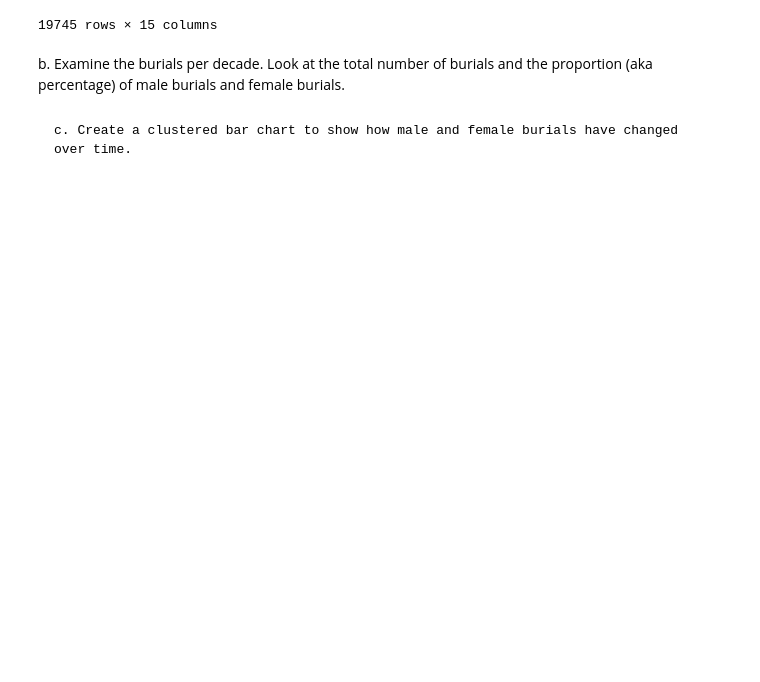
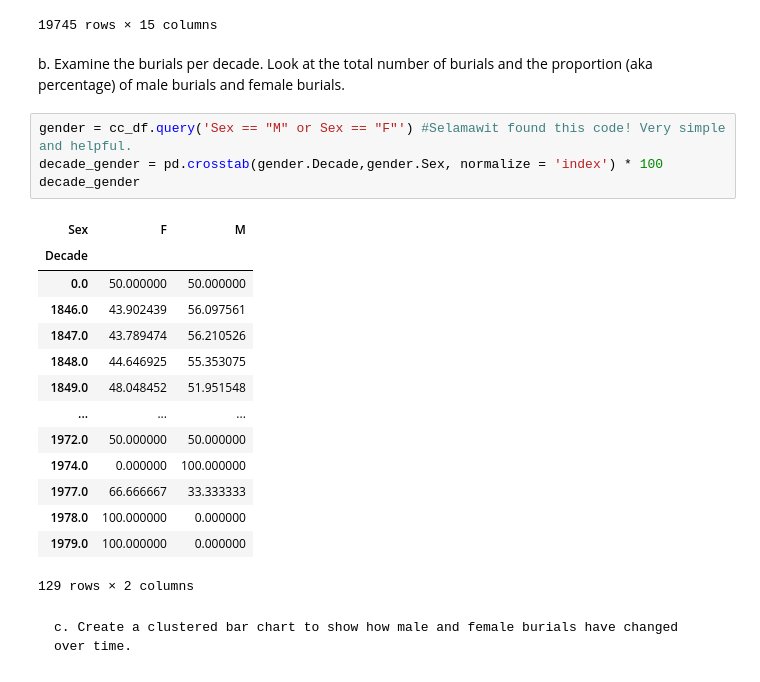
Before and after one commit to NSS-Data-Analytics-Cohort-10/advanced-pandas-BrandyLarramore, a Jupyter notebook: notebooks/advanced_pandas_notebook.ipynb, the cells around one changed output. Drawn from its saved outputs; the diff is of its cells as text; blank space fills up the shorter version.

```diff
--- a/notebooks/advanced_pandas_notebook.ipynb
+++ b/notebooks/advanced_pandas_notebook.ipynb
@@ -243,5 +243,24 @@ cc_df
 19745 rows × 15 columns
 # %% [markdown]
 b. Examine the burials per decade. Look at the total number of burials and the proportion (aka percentage) of male burials and female burials.
+# %%
+gender = cc_df.query('Sex == "M" or Sex == "F"') #Selamawit found this code! Very simple and helpful.
+decade_gender = pd.crosstab(gender.Decade,gender.Sex, normalize = 'index') * 100
+decade_gender
+# %% [output]
+| Sex | F | M |
+| Decade |  |  |
+| 0.0 | 50.000000 | 50.000000 |
+| 1846.0 | 43.902439 | 56.097561 |
+| 1847.0 | 43.789474 | 56.210526 |
+| 1848.0 | 44.646925 | 55.353075 |
+| 1849.0 | 48.048452 | 51.951548 |
+| ... | ... | ... |
+| 1972.0 | 50.000000 | 50.000000 |
+| 1974.0 | 0.000000 | 100.000000 |
+| 1977.0 | 66.666667 | 33.333333 |
+| 1978.0 | 100.000000 | 0.000000 |
+| 1979.0 | 100.000000 | 0.000000 |
+129 rows × 2 columns
 # %% [markdown]
     c. Create a clustered bar chart to show how male and female burials have changed over time.
```
Also changed, not shown: parts of 3 cells of this notebook.
